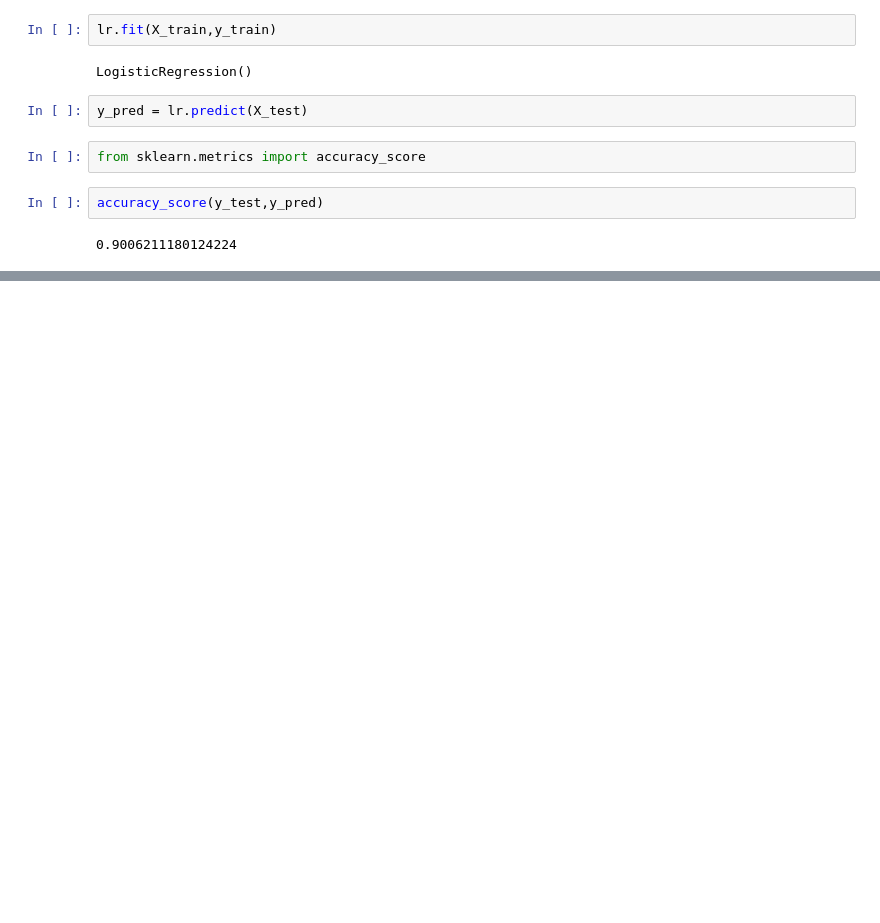
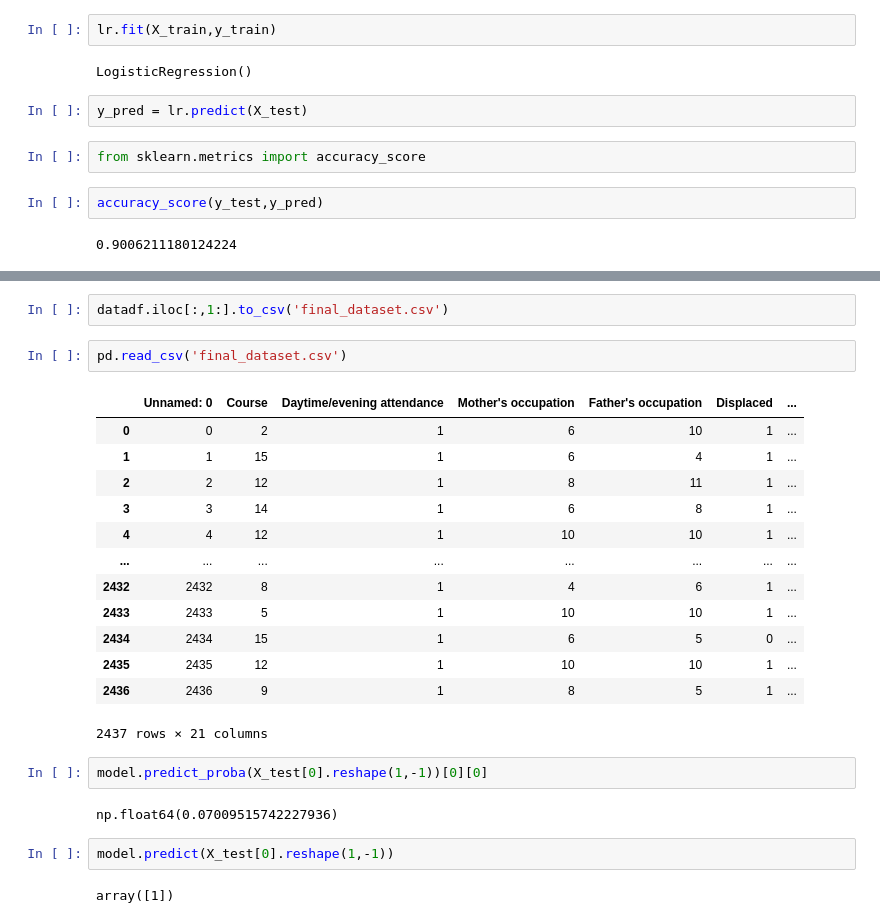
Before and after one commit to devsoni0419/CT_Hackathon, a Jupyter notebook: first.ipynb, the cells around one changed output, grey strips where cells are left out. Drawn from its saved outputs; the diff is of its cells as text; blank space fills up the shorter version.

```diff
--- a/first.ipynb
+++ b/first.ipynb
@@ -168,0 +326,26 @@ array([[ 1.39512382e+00],
+# %%
+datadf.iloc[:,1:].to_csv('final_dataset.csv')
+# %%
+pd.read_csv('final_dataset.csv')
+# %% [output]
+|  | Unnamed: 0 | Course | Daytime/evening attendance | Mother's occupation | Father's occupation | Displaced | ... |
+| 0 | 0 | 2 | 1 | 6 | 10 | 1 | ... |
+| 1 | 1 | 15 | 1 | 6 | 4 | 1 | ... |
+| 2 | 2 | 12 | 1 | 8 | 11 | 1 | ... |
+| 3 | 3 | 14 | 1 | 6 | 8 | 1 | ... |
+| 4 | 4 | 12 | 1 | 10 | 10 | 1 | ... |
+| ... | ... | ... | ... | ... | ... | ... | ... |
+| 2432 | 2432 | 8 | 1 | 4 | 6 | 1 | ... |
+| 2433 | 2433 | 5 | 1 | 10 | 10 | 1 | ... |
+| 2434 | 2434 | 15 | 1 | 6 | 5 | 0 | ... |
+| 2435 | 2435 | 12 | 1 | 10 | 10 | 1 | ... |
+| 2436 | 2436 | 9 | 1 | 8 | 5 | 1 | ... |
+2437 rows × 21 columns
+# %%
+model.predict_proba(X_test[0].reshape(1,-1))[0][0]
+# %% [output]
+np.float64(0.07009515742227936)
+# %%
+model.predict(X_test[0].reshape(1,-1))
+# %% [output]
+array([1])
```
Also changed, not shown: parts of 22 cells of this notebook, 5 other files.
